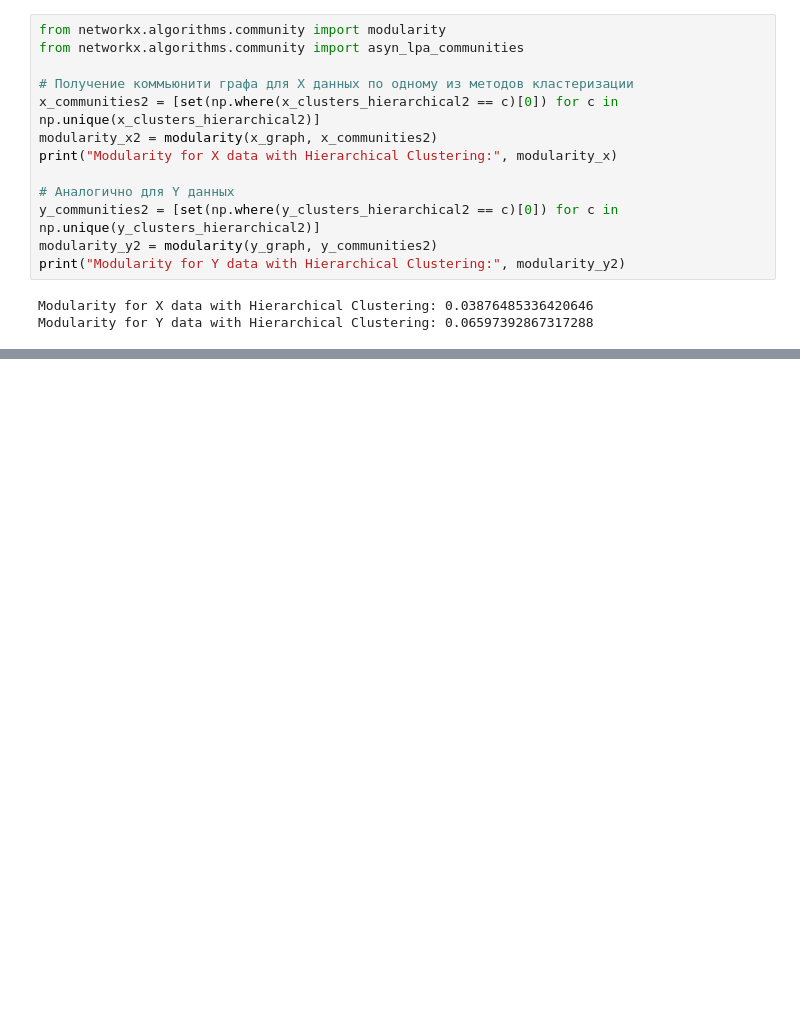
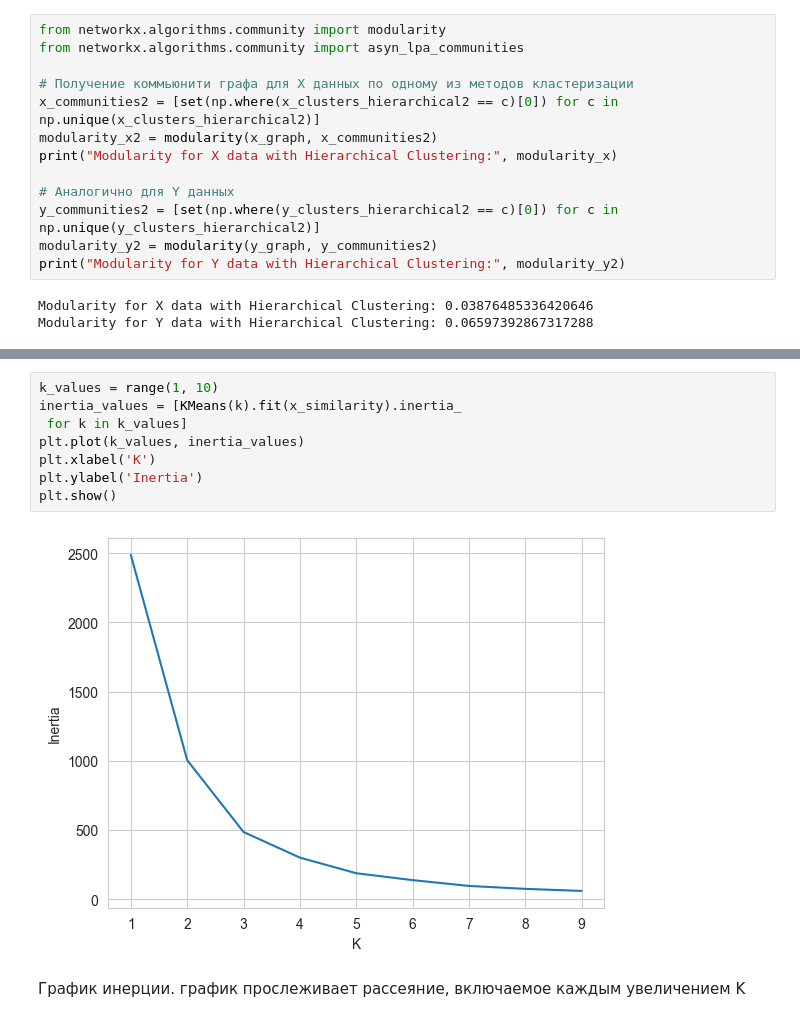
Before and after one commit to MalyginAE/clustering, a Jupyter notebook: laba2.ipynb, the cells around one changed output, grey strips where cells are left out. Drawn from its saved outputs; the diff is of its cells as text; blank space fills up the shorter version.

```diff
--- a/laba2.ipynb
+++ b/laba2.ipynb
@@ -457,3 +654,16 @@ For n_clusters=7, the average silhouette score is 0.4012087662027959
 For n_clusters=8, the average silhouette score is 0.42023560901554885
 For n_clusters=9, the average silhouette score is 0.42248509303223314
 [figure]
+# %%
+k_values = range(1, 10)
+inertia_values = [KMeans(k).fit(x_similarity).inertia_
+ for k in k_values]
+plt.plot(k_values, inertia_values)
+plt.xlabel('K')
+plt.ylabel('Inertia')
+plt.show()
+# %% [output]
+[figure, added]
+# %% [markdown]
+График инерции. график прослеживает рассеяние, включаемое
+каждым увеличением K
```
Also changed, not shown: parts of 15 cells of this notebook.
